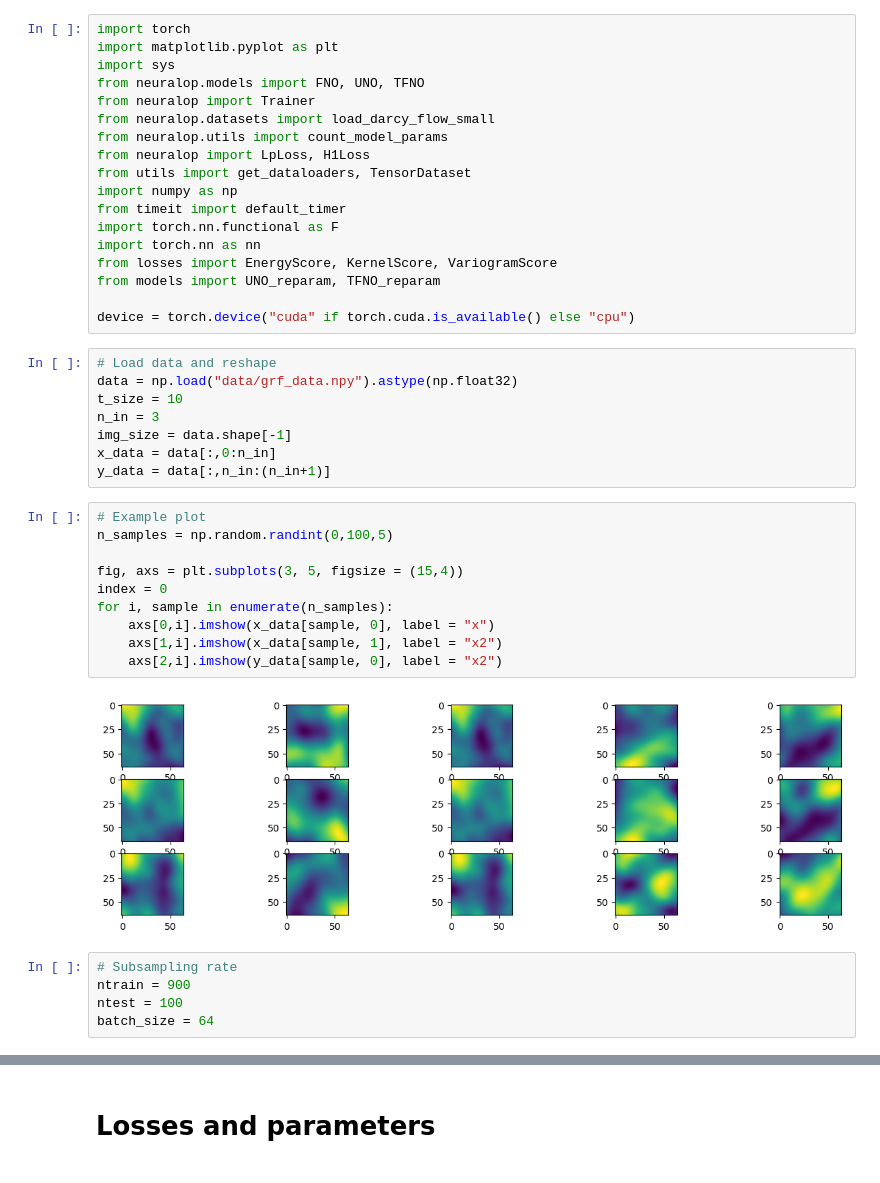
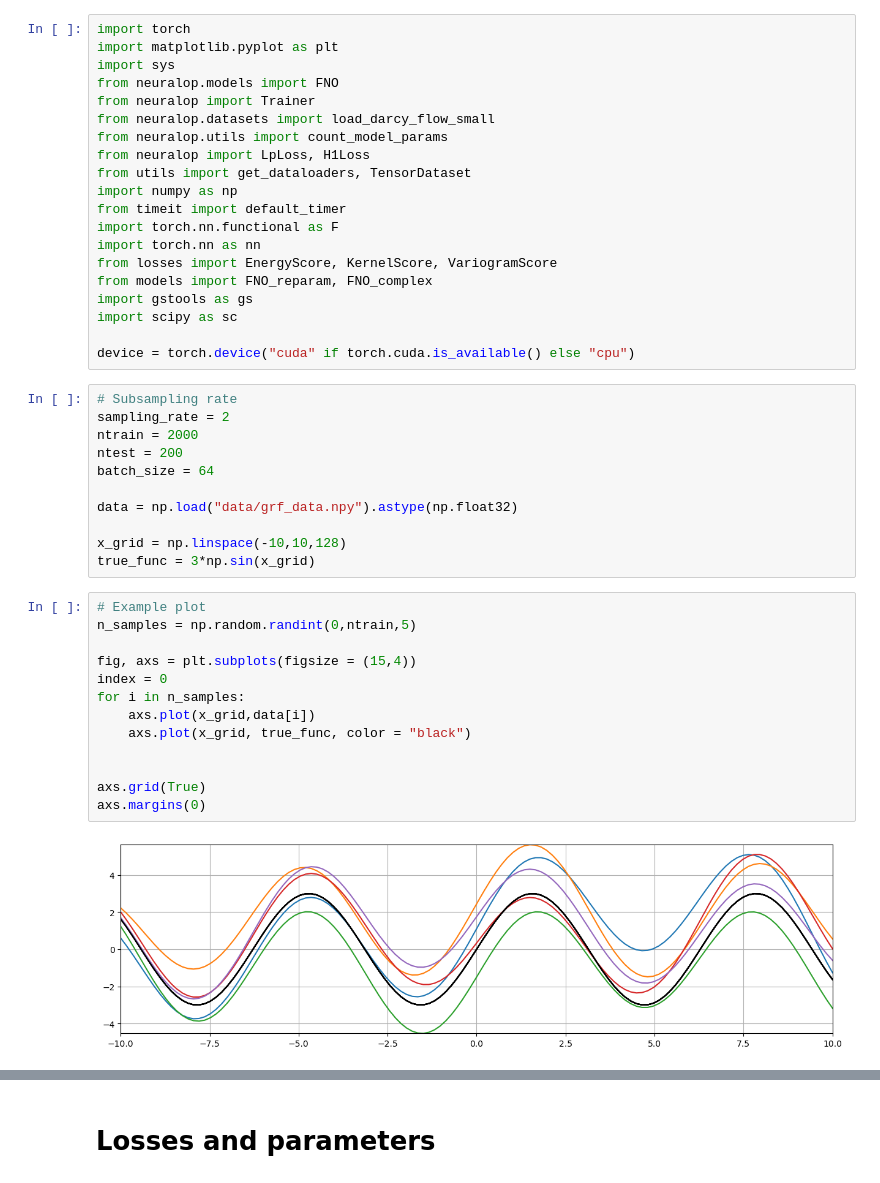
Before and after one commit to cbuelt/pfno, a Jupyter notebook: grf_test.ipynb, the cells around one changed output, grey strips where cells are left out. Saved outputs shown, nothing was run; the diff lists cells and outputs as text.

```diff
--- a/grf_test.ipynb
+++ b/grf_test.ipynb
@@ -2,7 +2,7 @@
 import torch
 import matplotlib.pyplot as plt
 import sys
-from neuralop.models import FNO, UNO, TFNO
+from neuralop.models import FNO
 from neuralop import Trainer
 from neuralop.datasets import load_darcy_flow_small
 from neuralop.utils import count_model_params
@@ -13,31 +13,34 @@ from timeit import default_timer
 import torch.nn.functional as F
 import torch.nn as nn
 from losses import EnergyScore, KernelScore, VariogramScore
-from models import UNO_reparam, TFNO_reparam
+from models import FNO_reparam, FNO_complex
+import gstools as gs
+import scipy as sc
 
 device = torch.device("cuda" if torch.cuda.is_available() else "cpu")
-# %%
-# Load data and reshape
-data = np.load("data/grf_data.npy").astype(np.float32)
-t_size = 10
-n_in = 3
-img_size = data.shape[-1]
-x_data = data[:,0:n_in]
-y_data = data[:,n_in:(n_in+1)]
+# %%
+# Subsampling rate
+sampling_rate = 2
+ntrain = 2000
+ntest = 200
+batch_size = 64
+
+data = np.load("data/grf_data.npy").astype(np.float32)
+
+x_grid = np.linspace(-10,10,128)
+true_func = 3*np.sin(x_grid)
 # %%
 # Example plot
-n_samples = np.random.randint(0,100,5)
+n_samples = np.random.randint(0,ntrain,5)
 
-fig, axs = plt.subplots(3, 5, figsize = (15,4))
+fig, axs = plt.subplots(figsize = (15,4))
 index = 0
-for i, sample in enumerate(n_samples):
-    axs[0,i].imshow(x_data[sample, 0], label = "x")
-    axs[1,i].imshow(x_data[sample, 1], label = "x2")
-    axs[2,i].imshow(y_data[sample, 0], label = "x2")
+for i in n_samples:
+    axs.plot(x_grid,data[i])
+    axs.plot(x_grid, true_func, color = "black")
+
+
+axs.grid(True)
+axs.margins(0)
 # %% [output]
-[figure, old version]
+[figure, new version]
-# %%
-# Subsampling rate
-ntrain = 900
-ntest = 100
-batch_size = 64
```
Also changed, not shown: parts of 23 cells of this notebook, 1 other file.
